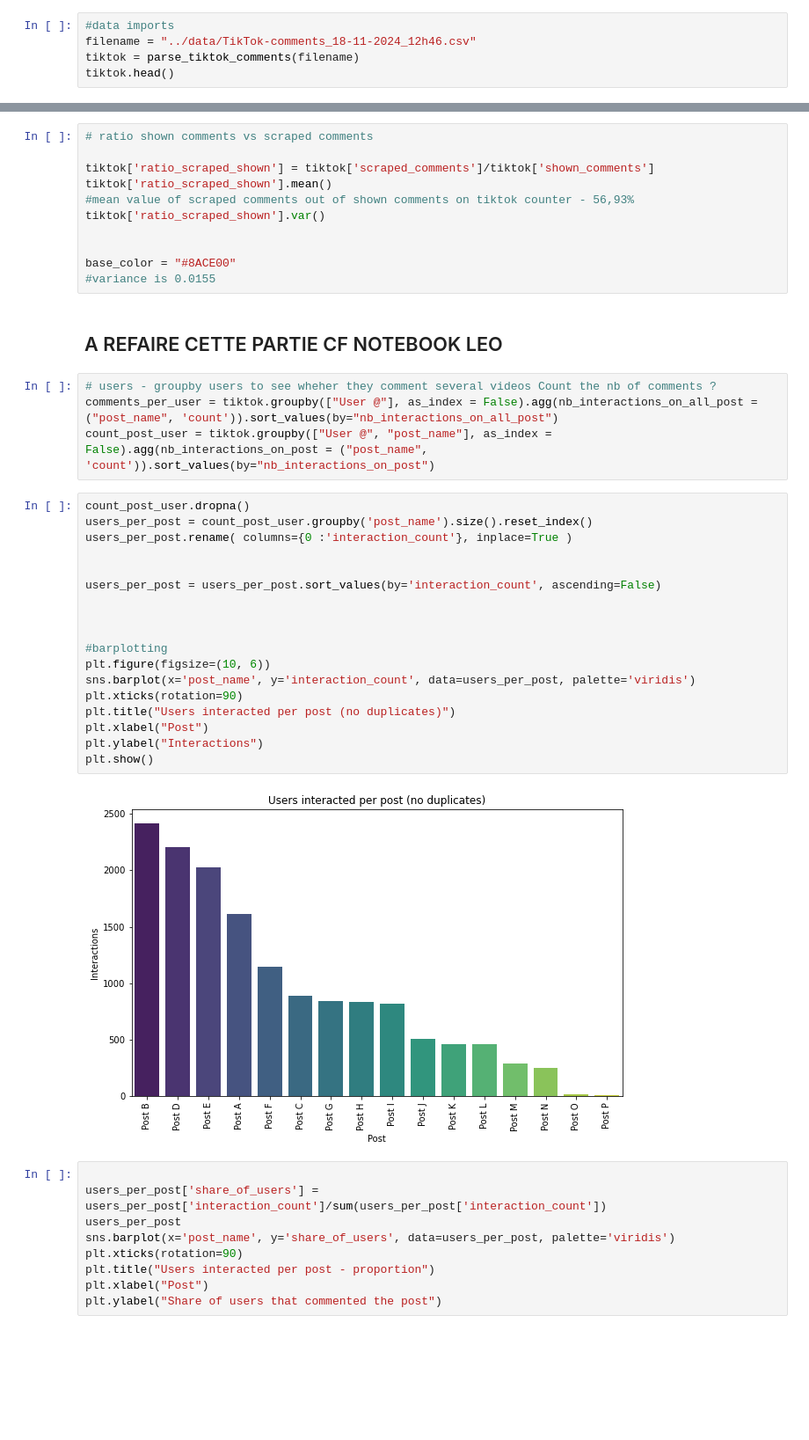
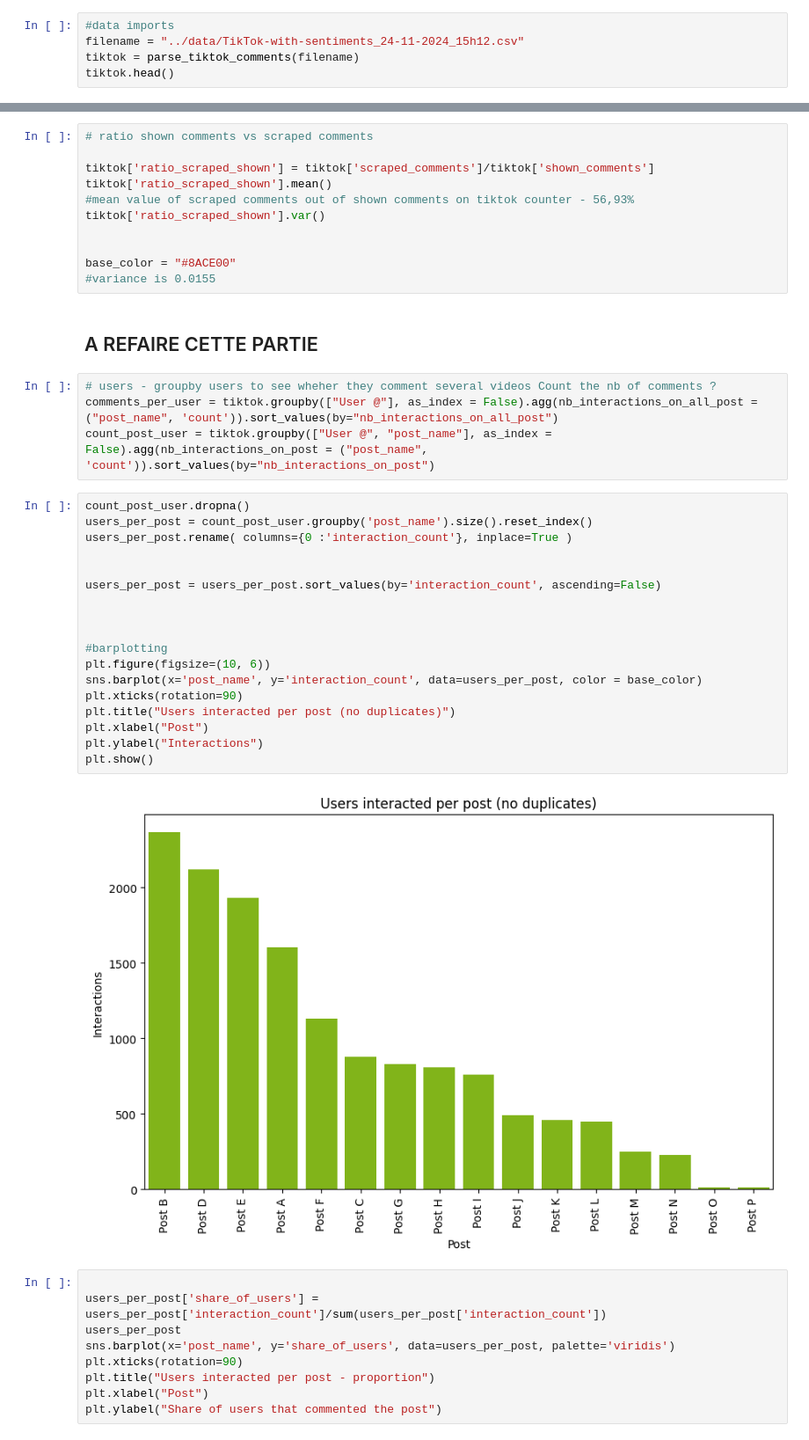
Before and after one commit to pouvoirdasha/sociology_scrapping, a Jupyter notebook: notebooks_stats_finetuning/decriptive_stats_dasha.ipynb, the cells around one changed output, grey strips where cells are left out. Shown at 88% size. Saved outputs shown, nothing was run; the diff lists cells and outputs as text; blank space fills up the shorter version.

```diff
--- a/notebooks_stats_finetuning/decriptive_stats_dasha.ipynb
+++ b/notebooks_stats_finetuning/decriptive_stats_dasha.ipynb
@@ -14,7 +16,7 @@ from datetime import datetime
 from parse_csv_files import parse_tiktok_comments
 # %%
 #data imports
-filename = "../data/TikTok-comments_18-11-2024_12h46.csv"
+filename = "../data/TikTok-with-sentiments_24-11-2024_15h12.csv"
 tiktok = parse_tiktok_comments(filename)
 tiktok.head()
 # %% [output]
@@ -135,7 +140,7 @@ tiktok['ratio_scraped_shown'].var()
 base_color = "#8ACE00"
 #variance is 0.0155
 # %% [markdown]
-## A REFAIRE CETTE PARTIE CF NOTEBOOK LEO
+## A REFAIRE CETTE PARTIE
 # %%
 # users - groupby users to see wheher they comment several videos Count the nb of comments ?
 comments_per_user = tiktok.groupby(["User @"], as_index = False).agg(nb_interactions_on_all_post = ("post_name", 'count')).sort_values(by="nb_interactions_on_all_post")
@@ -143,23 +148,23 @@ count_post_user = tiktok.groupby(["User @", "post_name"], as_index = False).agg(
 # %%
 count_post_user.dropna()
 users_per_post = count_post_user.groupby('post_name').size().reset_index()
 users_per_post.rename( columns={0 :'interaction_count'}, inplace=True )
 
 
 users_per_post = users_per_post.sort_values(by='interaction_count', ascending=False)
 
 
 
 #barplotting
 plt.figure(figsize=(10, 6))
-sns.barplot(x='post_name', y='interaction_count', data=users_per_post, palette='viridis')
+sns.barplot(x='post_name', y='interaction_count', data=users_per_post, color = base_color)
 plt.xticks(rotation=90)
 plt.title("Users interacted per post (no duplicates)")
 plt.xlabel("Post")
 plt.ylabel("Interactions")
 plt.show()
 # %% [output]
-[figure, old version]
+[figure, new version]
 # %%
 
 users_per_post['share_of_users'] = users_per_post['interaction_count']/sum(users_per_post['interaction_count'])
```
Also changed, not shown: parts of 23 cells of this notebook, 2 other files.
